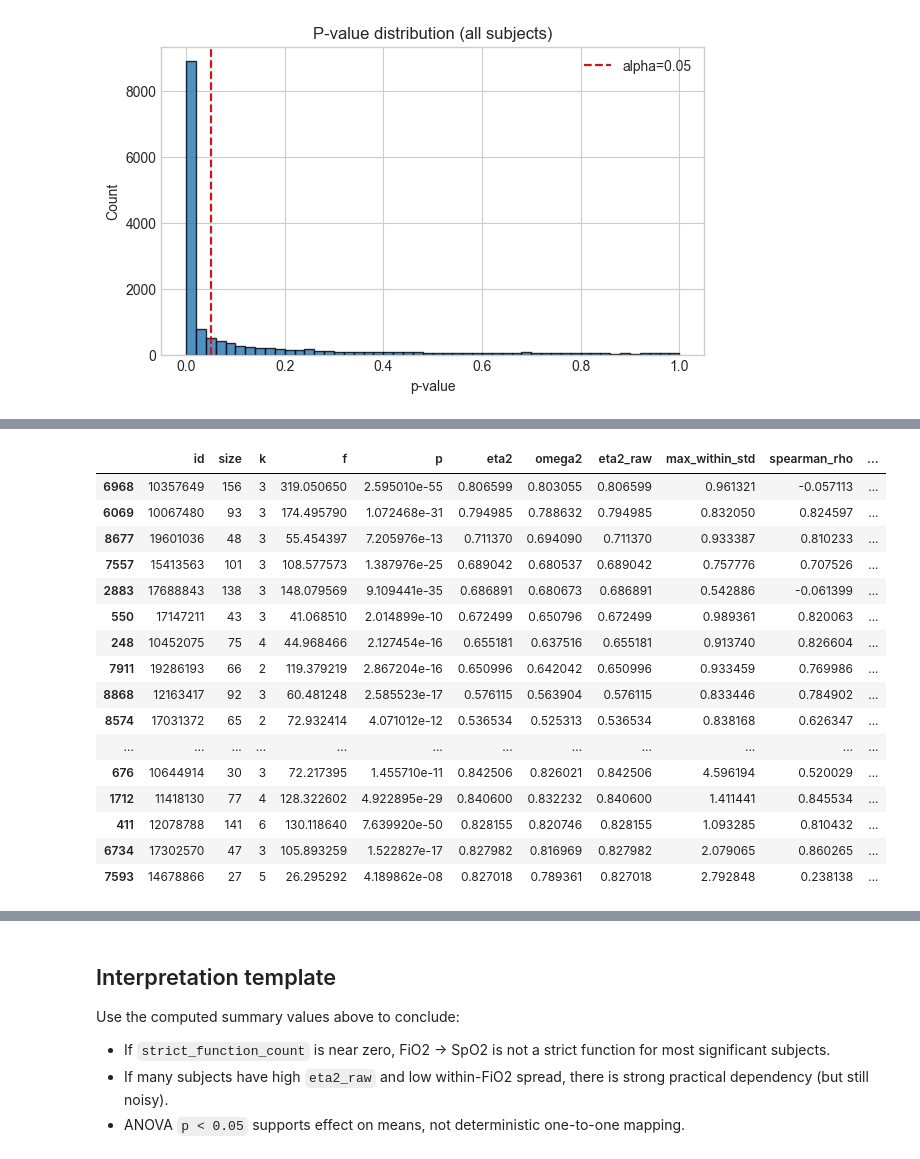
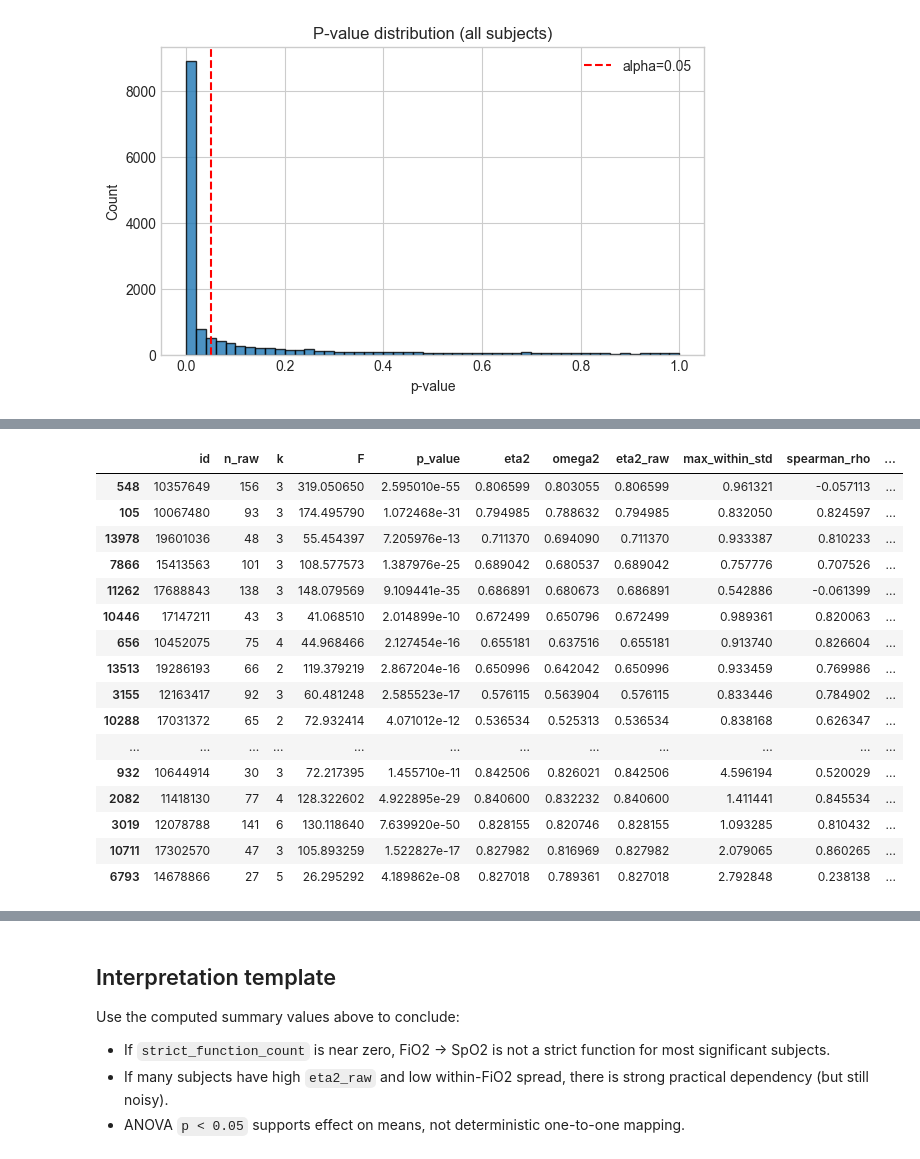
Before and after one commit to ua-code-dragon/respiroscope, a Jupyter notebook: anova_eda.ipynb, the cells around one changed output, grey strips where cells are left out. Cells and saved outputs as stored; diff of their text form; code cells hidden in the pictures.

```diff
--- a/anova_eda.ipynb
+++ b/anova_eda.ipynb
@@ -31,7 +31,7 @@ if not stat_root.exists():
 loader = TRSDataset(data_dir=stat_root, cache_dir='.')
 trs = loader.load_all(max_workers=8, use_cache=True)
 trs['patient_id'] = trs['patient_id'].astype(str)
-trs = trs[['patient_id', 'FiO2', 'SpO2']].rename(columns={'FiO2': 'fio2', 'SpO2': 'spo2'})
+trs = trs[['patient_id', 'time', 'FiO2', 'SpO2']].rename(columns={'FiO2': 'fio2', 'SpO2': 'spo2'})
 trs = trs.dropna(subset=['patient_id', 'fio2', 'spo2']).copy()
 
 print(f'Loaded rows from TRSDataset: {len(trs):,}')
@@ -107,6 +119,6 @@ plt.show()
 # %%
 subject_data = {
-    pid: g[['fio2', 'spo2']].copy()
+    pid: g[['time', 'fio2', 'spo2']].copy()
     for pid, g in trs.groupby('patient_id', sort=False)
 }
 
@@ -168,17 +205,39 @@ def dependency_metrics(subject_id: str) -> dict:
 # %%
+from tqdm import tqdm
+from anova import one_way_anova
+
 records = []
 errors = []
 
-for sid in sig['id']:
+# subjects = sig['id']
+subjects = trs['patient_id'].unique()
+max_proc_subjects = None  # Set to an integer to limit processing for testing, e.g., max_proc_subjects = 10
+
+for index, sid in tqdm(enumerate(subjects), total=len(subjects), desc='Processing subjects', dynamic_ncols=True):
     try:
-        records.append(dependency_metrics(sid))
+        df = get_subject_df(sid)
+
+        # basic_metrics = {'id': sid}
+        basic_metrics = dependency_metrics(sid)
+        one_way_anova_results = one_way_anova( df['fio2'], df['spo2'] ).__dict__
+        nw_metrics = calc_per_patient_nw_test_by_subject_id(sid, maxlags=1)
+        records.append({**basic_metrics, **one_way_anova_results, **nw_metrics})
     except Exception as exc:
+        # print(f'Error processing subject {sid}: {exc}')
         errors.append({'id': sid, 'error': str(exc)})
+        # break
+
+    if max_proc_subjects and (len(records) >= max_proc_subjects):
+        break
 
 dep = pd.DataFrame(records)
-dep_full = sig.merge(dep, on='id', how='left')
+display(dep.head())
+# dep_full = sig.merge(dep, on='id', how='left')
+# print(f'Significant subjects analyzed: {len(dep):,}')
 
-print(f'Significant subjects analyzed: {len(dep):,}')
+dep_full = dep
+print(f'Subjects analyzed: {len(dep):,}')
+
 print(f'Load/parse errors: {len(errors):,}')
 if errors:
     display(pd.DataFrame(errors).head(10))
@@ -244,28 +336,28 @@ plt.show()
 # %%
 cols = [
-    'id', 'size', 'k', 'f', 'p', 'eta2', 'omega2',
+    'id', 'n_raw', 'k', 'F', 'p_value', 'eta2', 'omega2',
     'eta2_raw', 'max_within_std', 'spearman_rho', 'linear_r2',
     'strict_function', 'approx_function'
 ]
 display(dep_full.dropna().sort_values(['strict_function', 'approx_function', 'eta2_raw'], ascending=[False, False, False])[cols].head(25))
 # %% [output]
-|  | id | size | k | f | p | eta2 | omega2 | eta2_raw | max_within_std | spearman_rho | ... |
-| 6968 | 10357649 | 156 | 3 | 319.050650 | 2.595010e-55 | 0.806599 | 0.803055 | 0.806599 | 0.961321 | -0.057113 | ... |
-| 6069 | 10067480 | 93 | 3 | 174.495790 | 1.072468e-31 | 0.794985 | 0.788632 | 0.794985 | 0.832050 | 0.824597 | ... |
-| 8677 | 19601036 | 48 | 3 | 55.454397 | 7.205976e-13 | 0.711370 | 0.694090 | 0.711370 | 0.933387 | 0.810233 | ... |
-| 7557 | 15413563 | 101 | 3 | 108.577573 | 1.387976e-25 | 0.689042 | 0.680537 | 0.689042 | 0.757776 | 0.707526 | ... |
-| 2883 | 17688843 | 138 | 3 | 148.079569 | 9.109441e-35 | 0.686891 | 0.680673 | 0.686891 | 0.542886 | -0.061399 | ... |
-| 550 | 17147211 | 43 | 3 | 41.068510 | 2.014899e-10 | 0.672499 | 0.650796 | 0.672499 | 0.989361 | 0.820063 | ... |
-| 248 | 10452075 | 75 | 4 | 44.968466 | 2.127454e-16 | 0.655181 | 0.637516 | 0.655181 | 0.913740 | 0.826604 | ... |
-| 7911 | 19286193 | 66 | 2 | 119.379219 | 2.867204e-16 | 0.650996 | 0.642042 | 0.650996 | 0.933459 | 0.769986 | ... |
-| 8868 | 12163417 | 92 | 3 | 60.481248 | 2.585523e-17 | 0.576115 | 0.563904 | 0.576115 | 0.833446 | 0.784902 | ... |
-| 8574 | 17031372 | 65 | 2 | 72.932414 | 4.071012e-12 | 0.536534 | 0.525313 | 0.536534 | 0.838168 | 0.626347 | ... |
+|  | id | n_raw | k | F | p_value | eta2 | omega2 | eta2_raw | max_within_std | spearman_rho | ... |
+| 548 | 10357649 | 156 | 3 | 319.050650 | 2.595010e-55 | 0.806599 | 0.803055 | 0.806599 | 0.961321 | -0.057113 | ... |
+| 105 | 10067480 | 93 | 3 | 174.495790 | 1.072468e-31 | 0.794985 | 0.788632 | 0.794985 | 0.832050 | 0.824597 | ... |
+| 13978 | 19601036 | 48 | 3 | 55.454397 | 7.205976e-13 | 0.711370 | 0.694090 | 0.711370 | 0.933387 | 0.810233 | ... |
+| 7866 | 15413563 | 101 | 3 | 108.577573 | 1.387976e-25 | 0.689042 | 0.680537 | 0.689042 | 0.757776 | 0.707526 | ... |
+| 11262 | 17688843 | 138 | 3 | 148.079569 | 9.109441e-35 | 0.686891 | 0.680673 | 0.686891 | 0.542886 | -0.061399 | ... |
+| 10446 | 17147211 | 43 | 3 | 41.068510 | 2.014899e-10 | 0.672499 | 0.650796 | 0.672499 | 0.989361 | 0.820063 | ... |
+| 656 | 10452075 | 75 | 4 | 44.968466 | 2.127454e-16 | 0.655181 | 0.637516 | 0.655181 | 0.913740 | 0.826604 | ... |
+| 13513 | 19286193 | 66 | 2 | 119.379219 | 2.867204e-16 | 0.650996 | 0.642042 | 0.650996 | 0.933459 | 0.769986 | ... |
+| 3155 | 12163417 | 92 | 3 | 60.481248 | 2.585523e-17 | 0.576115 | 0.563904 | 0.576115 | 0.833446 | 0.784902 | ... |
+| 10288 | 17031372 | 65 | 2 | 72.932414 | 4.071012e-12 | 0.536534 | 0.525313 | 0.536534 | 0.838168 | 0.626347 | ... |
 | ... | ... | ... | ... | ... | ... | ... | ... | ... | ... | ... | ... |
-| 676 | 10644914 | 30 | 3 | 72.217395 | 1.455710e-11 | 0.842506 | 0.826021 | 0.842506 | 4.596194 | 0.520029 | ... |
-| 1712 | 11418130 | 77 | 4 | 128.322602 | 4.922895e-29 | 0.840600 | 0.832232 | 0.840600 | 1.411441 | 0.845534 | ... |
-| 411 | 12078788 | 141 | 6 | 130.118640 | 7.639920e-50 | 0.828155 | 0.820746 | 0.828155 | 1.093285 | 0.810432 | ... |
-| 6734 | 17302570 | 47 | 3 | 105.893259 | 1.522827e-17 | 0.827982 | 0.816969 | 0.827982 | 2.079065 | 0.860265 | ... |
-| 7593 | 14678866 | 27 | 5 | 26.295292 | 4.189862e-08 | 0.827018 | 0.789361 | 0.827018 | 2.792848 | 0.238138 | ... |
+| 932 | 10644914 | 30 | 3 | 72.217395 | 1.455710e-11 | 0.842506 | 0.826021 | 0.842506 | 4.596194 | 0.520029 | ... |
+| 2082 | 11418130 | 77 | 4 | 128.322602 | 4.922895e-29 | 0.840600 | 0.832232 | 0.840600 | 1.411441 | 0.845534 | ... |
+| 3019 | 12078788 | 141 | 6 | 130.118640 | 7.639920e-50 | 0.828155 | 0.820746 | 0.828155 | 1.093285 | 0.810432 | ... |
+| 10711 | 17302570 | 47 | 3 | 105.893259 | 1.522827e-17 | 0.827982 | 0.816969 | 0.827982 | 2.079065 | 0.860265 | ... |
+| 6793 | 14678866 | 27 | 5 | 26.295292 | 4.189862e-08 | 0.827018 | 0.789361 | 0.827018 | 2.792848 | 0.238138 | ... |
 # %%
 def plot_subject(subject_id: str, title: str = None):
     d = get_subject_df(subject_id)
```
Also changed, not shown: parts of 9 cells of this notebook, 1 other file.
